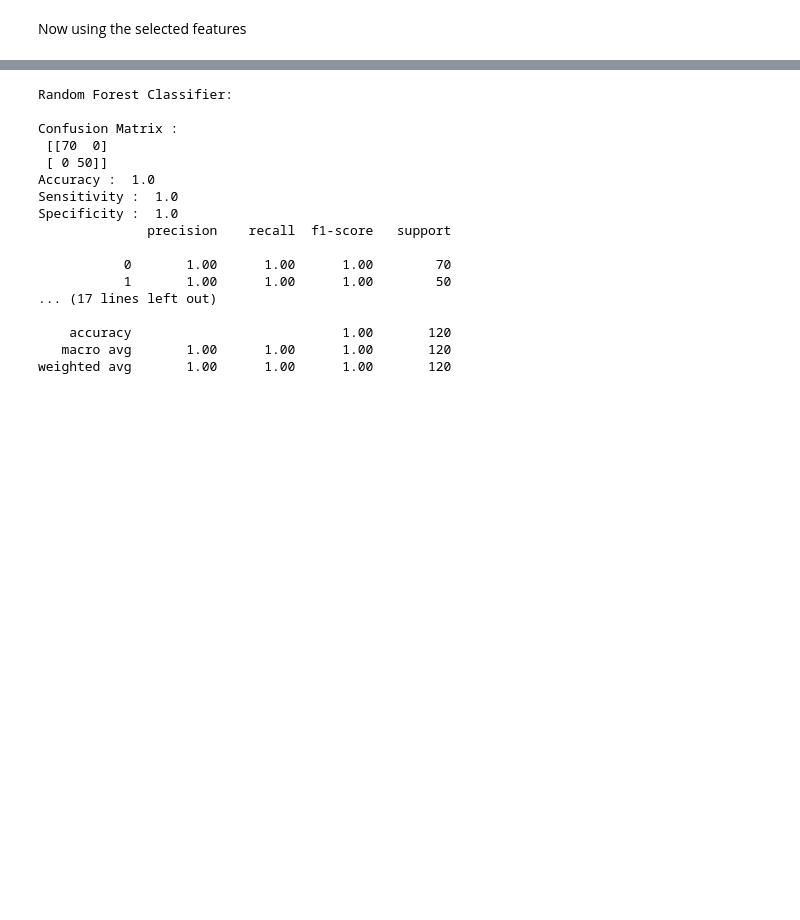
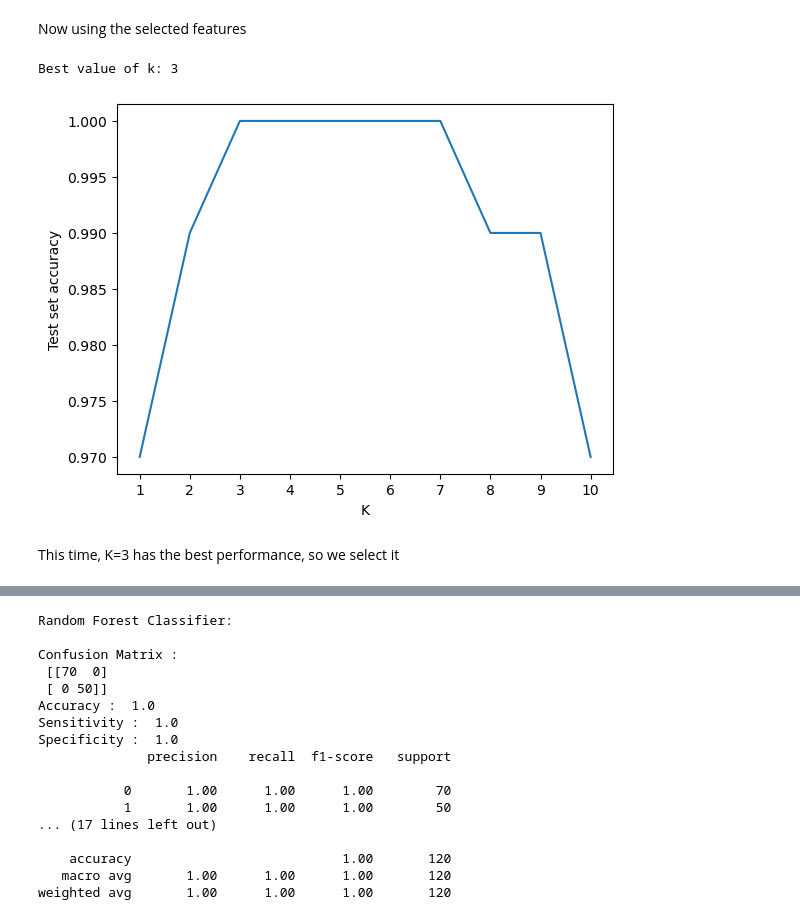
Before and after one commit to JennaOrvitz/Stats3DA3FinalProject, a Jupyter notebook: Stats3DA3.ipynb, the cells around one changed output, grey strips where cells are left out. Saved outputs shown, nothing was run; the diff lists cells and outputs as text; code cells hidden in the pictures; blank space fills up the shorter version.

```diff
--- a/Stats3DA3.ipynb
+++ b/Stats3DA3.ipynb
@@ -738,0 +794,20 @@ NameError: name 'y_pred_rf' is not defined
+# %%
+# KNN:
+# KNN Classifier
+knn = KNeighborsClassifier(n_neighbors=1)
+
+# Fit model to training data
+knn.fit(X_train, y_train)
+
+# Model Evaluation
+knn_pred = knn.predict(X_test)
+knn_y_prob = knn.predict_proba(X_test)
+
+probT_knn = pd.DataFrame(
+    data={'prob0': knn_y_prob[:, 1], 'y_test': y_test}
+)
+
+probT_knn['y_test_pred'] = probT_knn.prob0.map(lambda x: 1 if x > 0.5 else 0)
+
+print('KNN Classifier:\n')
+evaluate(probT_knn.y_test, knn_pred)
@@ -739,2 +831,24 @@ NameError: name 'y_pred_rf' is not defined
 # %% [markdown]
 Now using the selected features
+# %%
+k_range = range(1, 11)
+scores = []
+
+for k in k_range:
+    knn = KNeighborsClassifier(n_neighbors=k)
+    knn.fit(X_train[selected_features_rfe], y_train)
+    y_pred = knn.predict(X_test[selected_features_rfe])
+    scores.append(round(metrics.accuracy_score(y_test, y_pred),2))
+
+print(f"Best value of k: {k_range[np.argmax(np.array(scores))]}")
+
+plt.plot(k_range, scores)
+plt.xlabel('K')
+plt.ylabel('Test set accuracy')
+plt.xticks(k_range)
+plt.show()
+# %% [output]
+Best value of k: 3
+[figure, added]
+# %% [markdown]
+This time, K=3 has the best performance, so we select it
```
Also changed, not shown: parts of 22 cells of this notebook, 2 other files.
